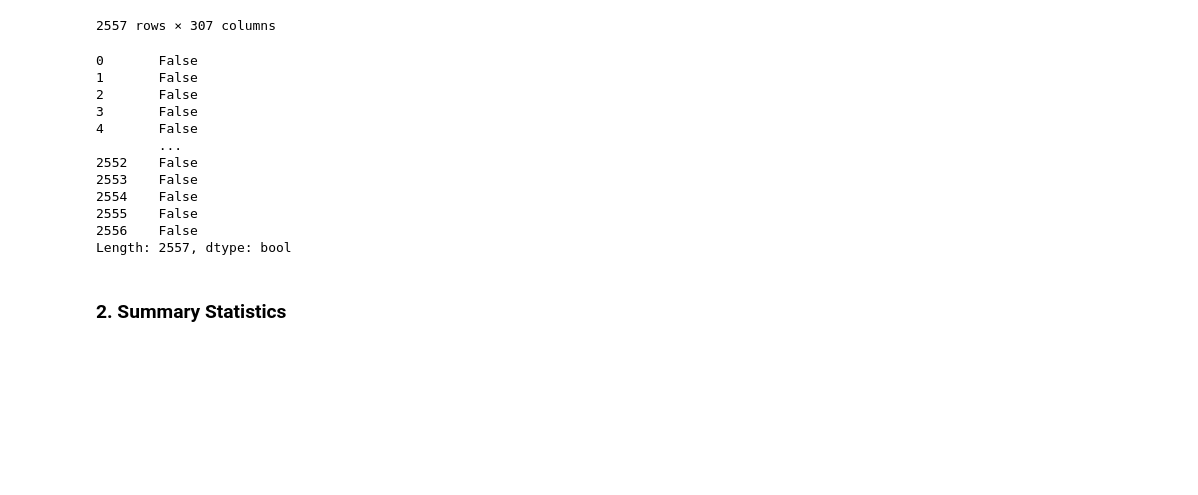
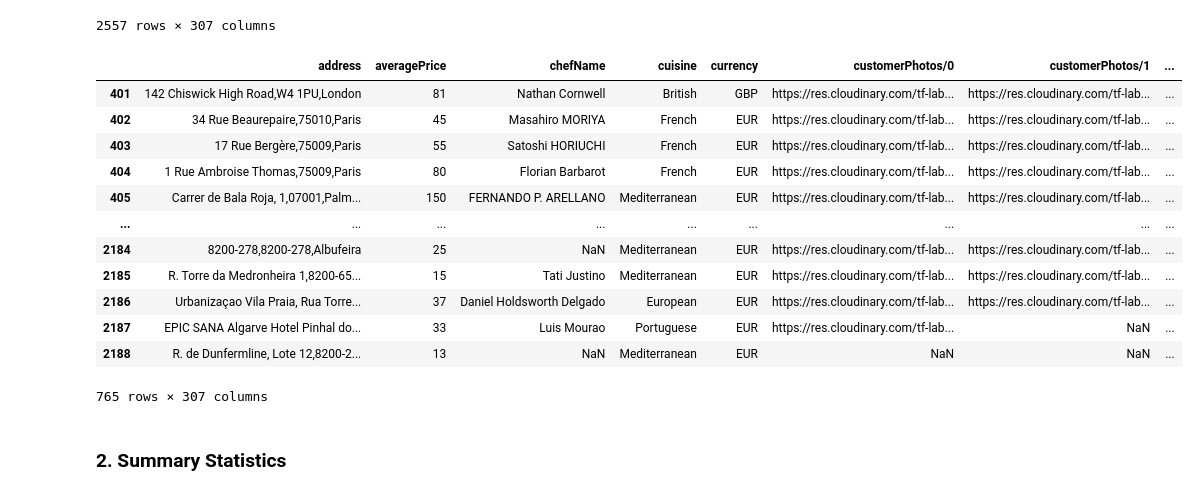
Before and after one commit to shaulleo/FlavourFlix, a Jupyter notebook: EDA1.ipynb, the cells around one changed output. Saved outputs shown, nothing was run; the diff lists cells and outputs as text; code cells hidden in the pictures; blank space fills up the shorter version.

```diff
--- a/EDA1.ipynb
+++ b/EDA1.ipynb
@@ -33,17 +33,18 @@ data
 | 2556 | Av. Narciso Ferreira 181,4760-111... | 13 | NaN | Pizzeria | EUR | https://res.cloudinary.com/tf-lab... | https://res.cloudinary.com/tf-lab... | ... |
 2557 rows × 307 columns
 # %%
-data.duplicated()
+data[data.duplicated()]
 # %% [output]
+|  | address | averagePrice | chefName | cuisine | currency | customerPhotos/0 | customerPhotos/1 | ... |
+| 401 | 142 Chiswick High Road,W4 1PU,London | 81 | Nathan Cornwell | British | GBP | https://res.cloudinary.com/tf-lab... | https://res.cloudinary.com/tf-lab... | ... |
+| 402 | 34 Rue Beaurepaire,75010,Paris | 45 | Masahiro MORIYA | French | EUR | https://res.cloudinary.com/tf-lab... | https://res.cloudinary.com/tf-lab... | ... |
+| 403 | 17 Rue Bergère,75009,Paris | 55 | Satoshi HORIUCHI | French | EUR | https://res.cloudinary.com/tf-lab... | https://res.cloudinary.com/tf-lab... | ... |
+| 404 | 1 Rue Ambroise Thomas,75009,Paris | 80 | Florian Barbarot | French | EUR | https://res.cloudinary.com/tf-lab... | https://res.cloudinary.com/tf-lab... | ... |
+| 405 | Carrer de Bala Roja, 1,07001,Palm... | 150 | FERNANDO P. ARELLANO | Mediterranean | EUR | https://res.cloudinary.com/tf-lab... | https://res.cloudinary.com/tf-lab... | ... |
+| ... | ... | ... | ... | ... | ... | ... | ... | ... |
+| 2184 | 8200-278,8200-278,Albufeira | 25 | NaN | Mediterranean | EUR | https://res.cloudinary.com/tf-lab... | https://res.cloudinary.com/tf-lab... | ... |
+| 2185 | R. Torre da Medronheira 1,8200-65... | 15 | Tati Justino | Mediterranean | EUR | https://res.cloudinary.com/tf-lab... | https://res.cloudinary.com/tf-lab... | ... |
+| 2186 | Urbanizaçao Vila Praia, Rua Torre... | 37 | Daniel Holdsworth Delgado | European | EUR | https://res.cloudinary.com/tf-lab... | https://res.cloudinary.com/tf-lab... | ... |
+| 2187 | EPIC SANA Algarve Hotel Pinhal do... | 33 | Luis Mourao | Portuguese | EUR | https://res.cloudinary.com/tf-lab... | NaN | ... |
+| 2188 | R. de Dunfermline, Lote 12,8200-2... | 13 | NaN | Mediterranean | EUR | NaN | NaN | ... |
-0       False
-1       False
-2       False
-3       False
-4       False
-        ...
-2552    False
-2553    False
-2554    False
-2555    False
-2556    False
-Length: 2557, dtype: bool
+765 rows × 307 columns
```
Also changed, not shown: parts of 10 cells of this notebook, 1 other file.
